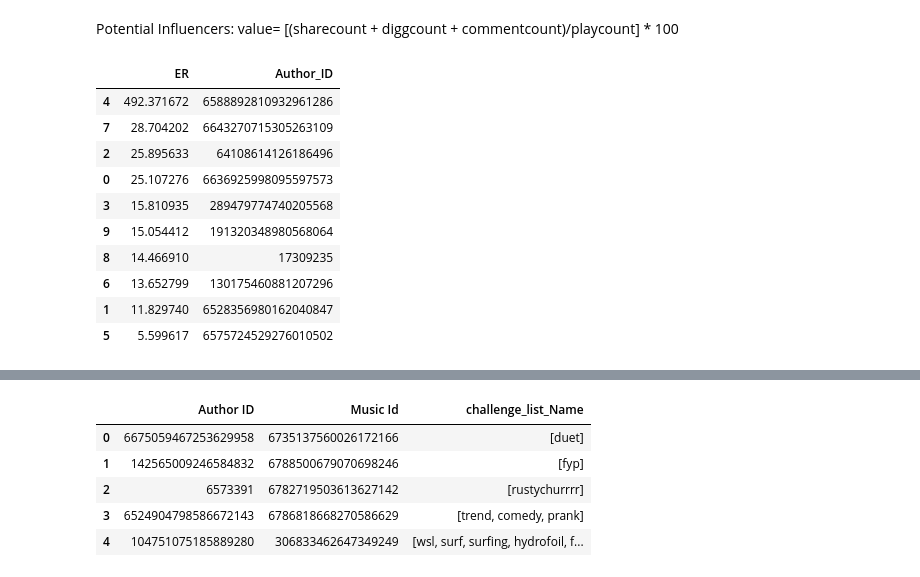
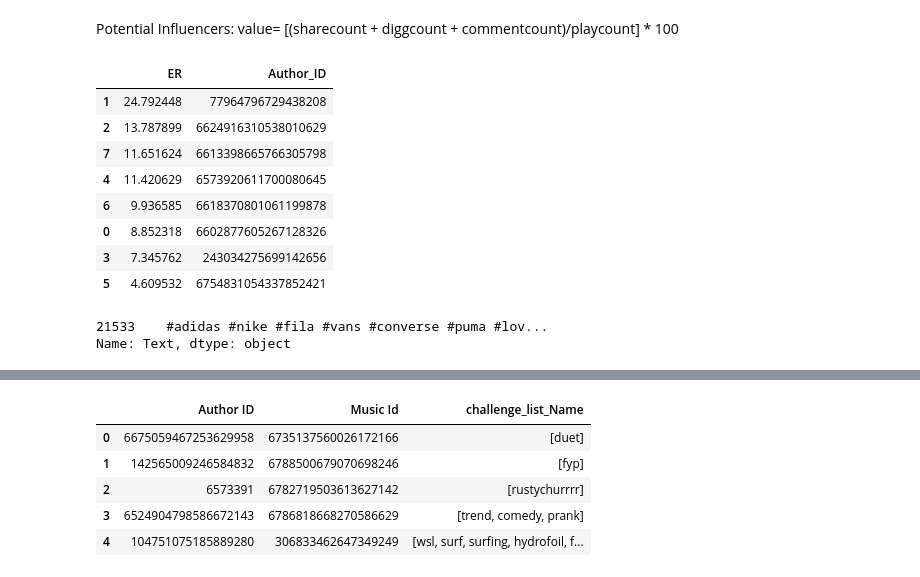
Before and after one commit to mhaiskarshridhar/TikTok_Analysis, a Jupyter notebook: TikTok_Analysis.ipynb, the cells around one changed output, grey strips where cells are left out. Saved outputs shown, nothing was run; the diff lists cells and outputs as text; code cells hidden in the pictures.

Commit message:
Changed text to lower case

```diff
--- a/TikTok_Analysis.ipynb
+++ b/TikTok_Analysis.ipynb
@@ -35,7 +35,7 @@ challenge_id_list=[]
 
 for i in range(0,len(data)):
     id_list.append(data[i]['tiktokData'][0]['itemInfos']['id'])
-    text_list.append(data[i]['tiktokData'][0]['itemInfos']['text'])
+    text_list.append(data[i]['tiktokData'][0]['itemInfos']['text'].lower())
     Music_id_list.append(data[i]['tiktokData'][0]['musicInfos']['musicId'])
     Music_name_list.append(data[i]['tiktokData'][0]['musicInfos']['musicName'])
     Author_id_list.append(data[i]['tiktokData'][0]['itemInfos']['authorId'])
@@ -239,44 +239,47 @@ def Calculate_Engagement_rate(df_sub_string,authorid):
 
     #Calculate enagament rate using formular ER=[(sharecount + diggcount + commentcount)/playcount] * 100
     Numerator=rslt_df['Final Share Count'] + rslt_df['Final Comment Count'] + rslt_df['Final Digg Count']
     Numerator_value=sum(np.array(Numerator))
     Denominator=rslt_df['Final Play Count']
     Denominator_value=sum(np.array(Denominator))
     Engagement_rate= (Numerator_value/Denominator_value)*100
     Engagement_rate
     return Engagement_rate
 
-def potential_influencers():
+def potential_influencers(hashtag_string):
     Engagement_rate_list=[]
     Author_ID_list=[]
 
-    df_sub_string=hashtag('lol')
+    df_sub_string=hashtag(hashtag_string.lower())
 
     #Influencers with maximum videos
     df_top_influencers=pd.DataFrame()
     df_top_influencers['Author ID']=df_sub_string.groupby("Author ID",sort=False)["ID"].count().sort_values(ascending=False)
 
-    for i in range(0,10):
+    for i in range(0,len(df_top_influencers)):
         #save Engagement rate for each author
         Engagement_rate_list.append(Calculate_Engagement_rate(df_sub_string,df_top_influencers['Author ID'].index[i]))
         #save author id
         Author_ID_list.append(df_top_influencers['Author ID'].index[i])
     return Engagement_rate_list,Author_ID_list
 
-ER,Author_ID=potential_influencers()
+ER,Author_ID=potential_influencers('Puma')
 df_influencers=pd.DataFrame()
 df_influencers[['ER','Author_ID']]=pd.DataFrame(list(zip(ER,Author_ID)))
 df_influencers.sort_values('ER', inplace=True, ascending=False)
 df_influencers
 # %% [output]
 |  | ER | Author_ID |
-| 4 | 492.371672 | 6588892810932961286 |
-| 7 | 28.704202 | 6643270715305263109 |
-| 2 | 25.895633 | 64108614126186496 |
-| 0 | 25.107276 | 6636925998095597573 |
-| 3 | 15.810935 | 289479774740205568 |
-| 9 | 15.054412 | 191320348980568064 |
-| 8 | 14.466910 | 17309235 |
-| 6 | 13.652799 | 130175460881207296 |
-| 1 | 11.829740 | 6528356980162040847 |
-| 5 | 5.599617 | 6575724529276010502 |
+| 1 | 24.792448 | 77964796729438208 |
+| 2 | 13.787899 | 6624916310538010629 |
+| 7 | 11.651624 | 6613398665766305798 |
+| 4 | 11.420629 | 6573920611700080645 |
+| 6 | 9.936585 | 6618370801061199878 |
+| 0 | 8.852318 | 6602877605267128326 |
+| 3 | 7.345762 | 243034275699142656 |
+| 5 | 4.609532 | 6754831054337852421 |
+# %%
+df_final['Text'].loc[df_final['Author ID'] == '6618370801061199878']
+# %% [output]
+21533    #adidas #nike #fila #vans #converse #puma #lov...
+Name: Text, dtype: object
```
Also changed, not shown: parts of 3 cells of this notebook.
